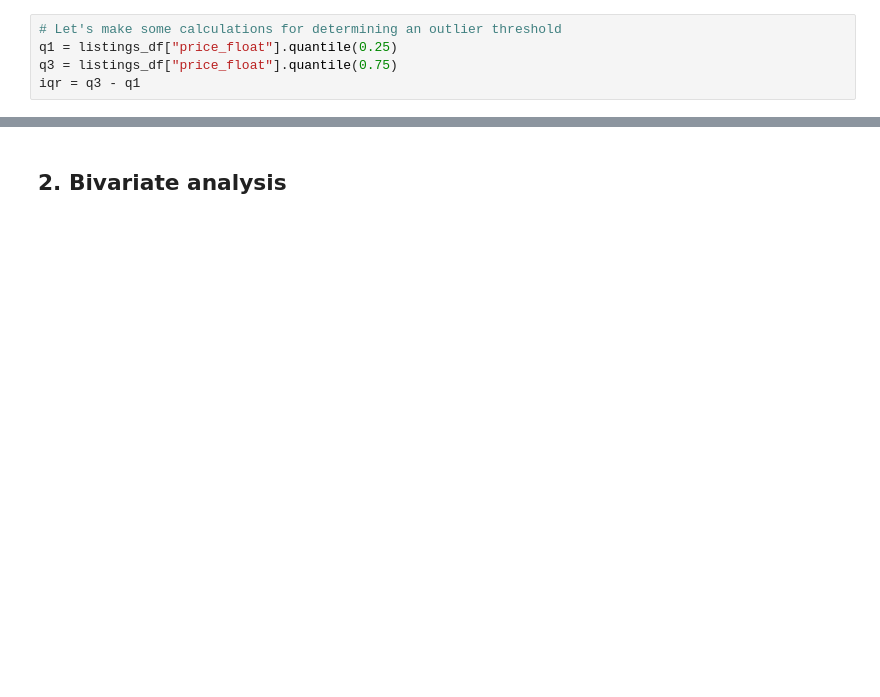
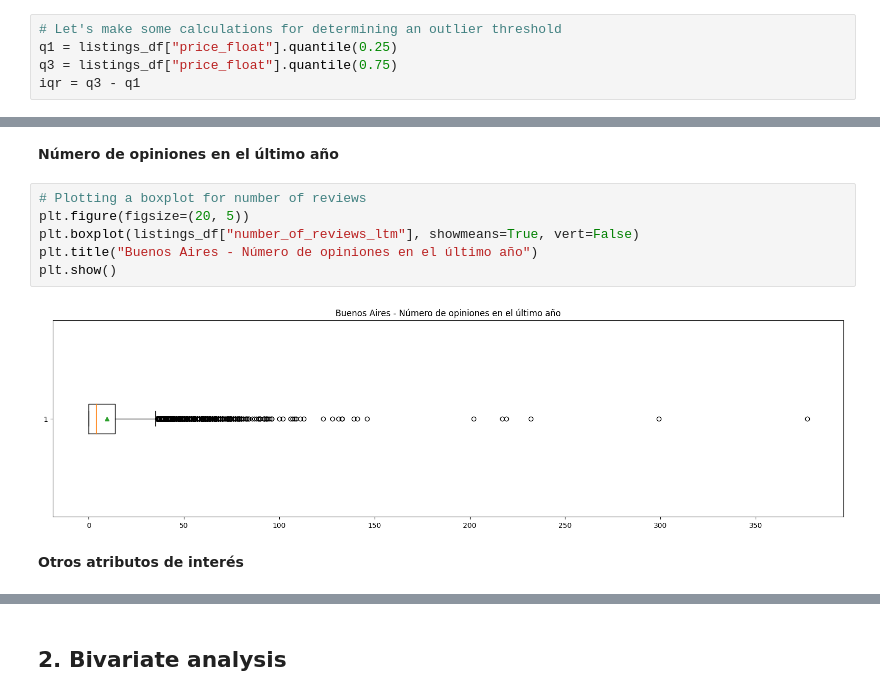
Before and after one commit to jvmorenot1/Taller1_Ciencia_Datos, a Jupyter notebook: Taller_1.ipynb, the cells around one changed output, grey strips where cells are left out. Saved outputs shown, nothing was run; the diff lists cells and outputs as text; blank space fills up the shorter version.

```diff
--- a/Taller_1.ipynb
+++ b/Taller_1.ipynb
@@ -78,3 +192,15 @@ plt.plot()
+# %% [markdown]
+**Número de opiniones en el último año**
+# %%
+# Plotting a boxplot for number of reviews
+plt.figure(figsize=(20, 5))
+plt.boxplot(listings_df["number_of_reviews_ltm"], showmeans=True, vert=False)
+plt.title("Buenos Aires - Número de opiniones en el último año")
+plt.show()
+# %% [output]
+[figure, added]
+# %% [markdown]
+**Otros atributos de interés**
 # %%
 # Plotting bar charts for has availability and instant bookable
 fig, (ax1, ax2) = plt.subplots(1, 2, sharey=True, figsize=(20, 5))
```
Also changed, not shown: parts of 53 cells of this notebook.
